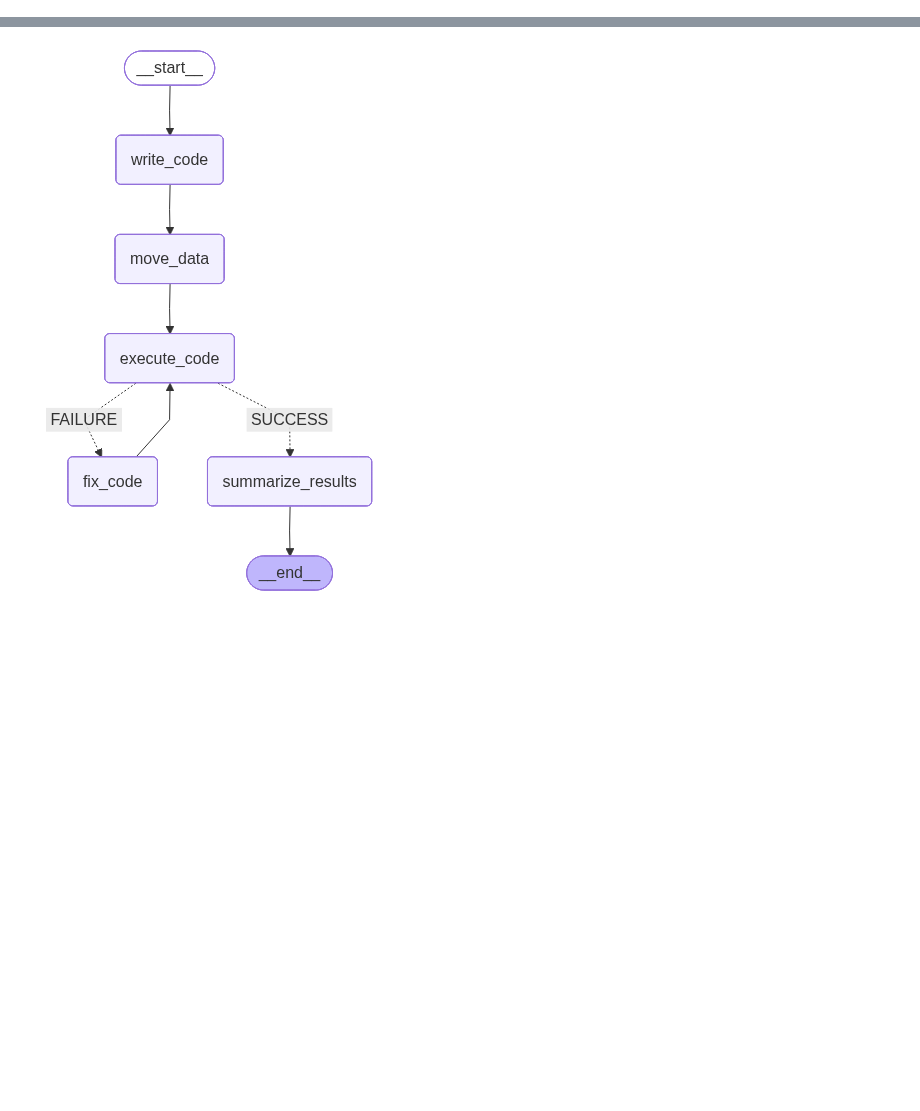
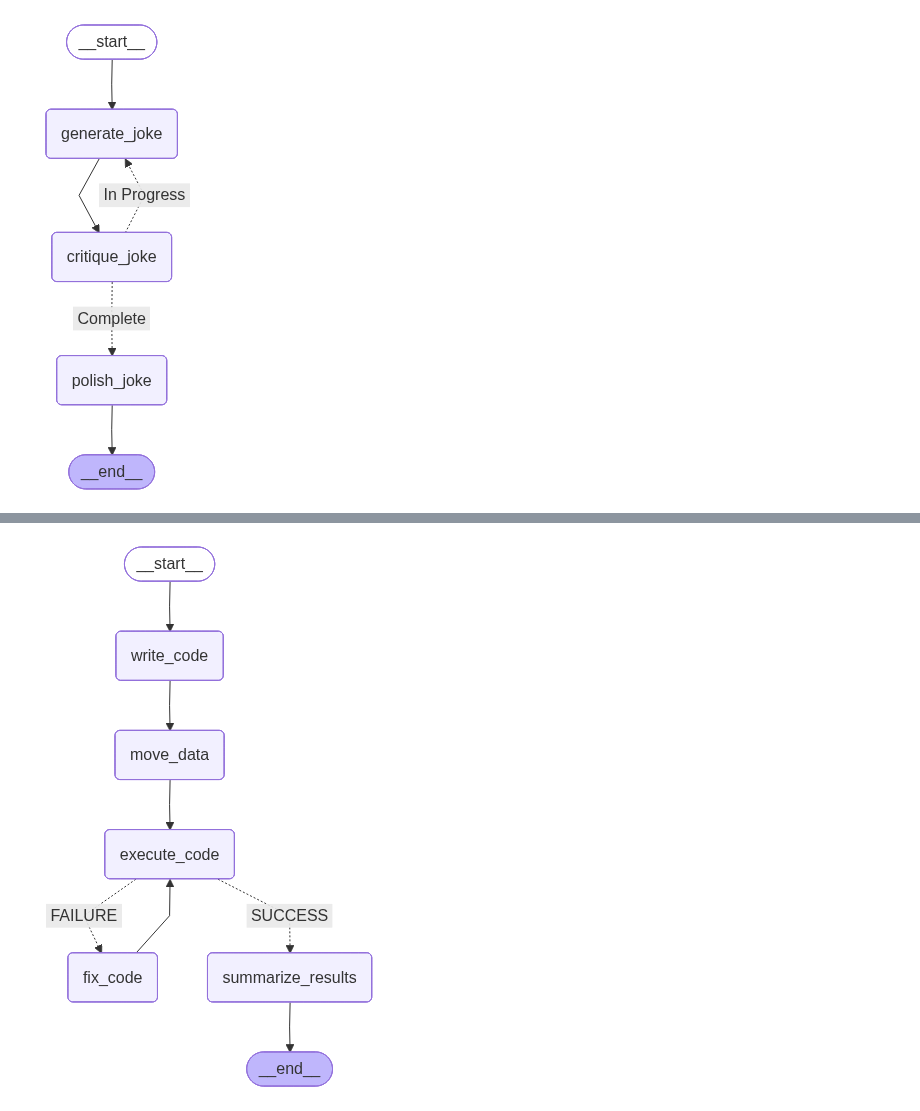
Before and after one commit to redam94/variable_importance, a Jupyter notebook: exploration/code_agent.ipynb, the cells around one changed output, grey strips where cells are left out. Drawn from its saved outputs; the diff is of its cells as text; code cells hidden in the pictures; blank space fills up the shorter version.

```diff
--- a/exploration/code_agent.ipynb
+++ b/exploration/code_agent.ipynb
@@ -17,3 +17,21 @@ import numpy as np
 import os
 import operator
 from pathlib import Path
+# %%
+from typing import TypedDict, Literal, TypeAlias
+from dataclasses import Field as DataclassField
+
+JOKE_RATING = Literal['funny', 'not-funny']
+
+class State(TypedDict):
+    topic: str
+    joke: str
+    joke_rating: JOKE_RATING
+    joke_critique: str
+    final_joke: str
+
+llm = ChatOllama(
+    model="gemma3:12b",
+    base_url="http://100.91.155.118:11434",
+    temperature=0.0
+)
@@ -19,0 +90,29 @@ from pathlib import Path
+# %%
+from langgraph.graph import StateGraph, START, END
+from langgraph.types import Send
+from IPython.display import display, Image
+
+joke_graph = StateGraph(State)
+
+joke_graph.add_node("generate_joke", generate_joke)
+joke_graph.add_node("critique_joke", critique_joke)
+joke_graph.add_node("polish_joke", polish_joke)
+
+joke_graph.add_edge(START, "generate_joke")
+joke_graph.add_edge("generate_joke", "critique_joke")
+
+joke_graph.add_conditional_edges(
+    "critique_joke",
+    check_completion,
+    {
+        "In Progress": "generate_joke",
+        "Complete": "polish_joke",
+    },
+)
+
+joke_graph.add_edge("polish_joke", END)
+
+chain = joke_graph.compile()
+display(Image(chain.get_graph().draw_mermaid_png()))
+# %% [output]
+[figure, added]
```
Also changed, not shown: parts of 12 cells of this notebook, 22 other files.
